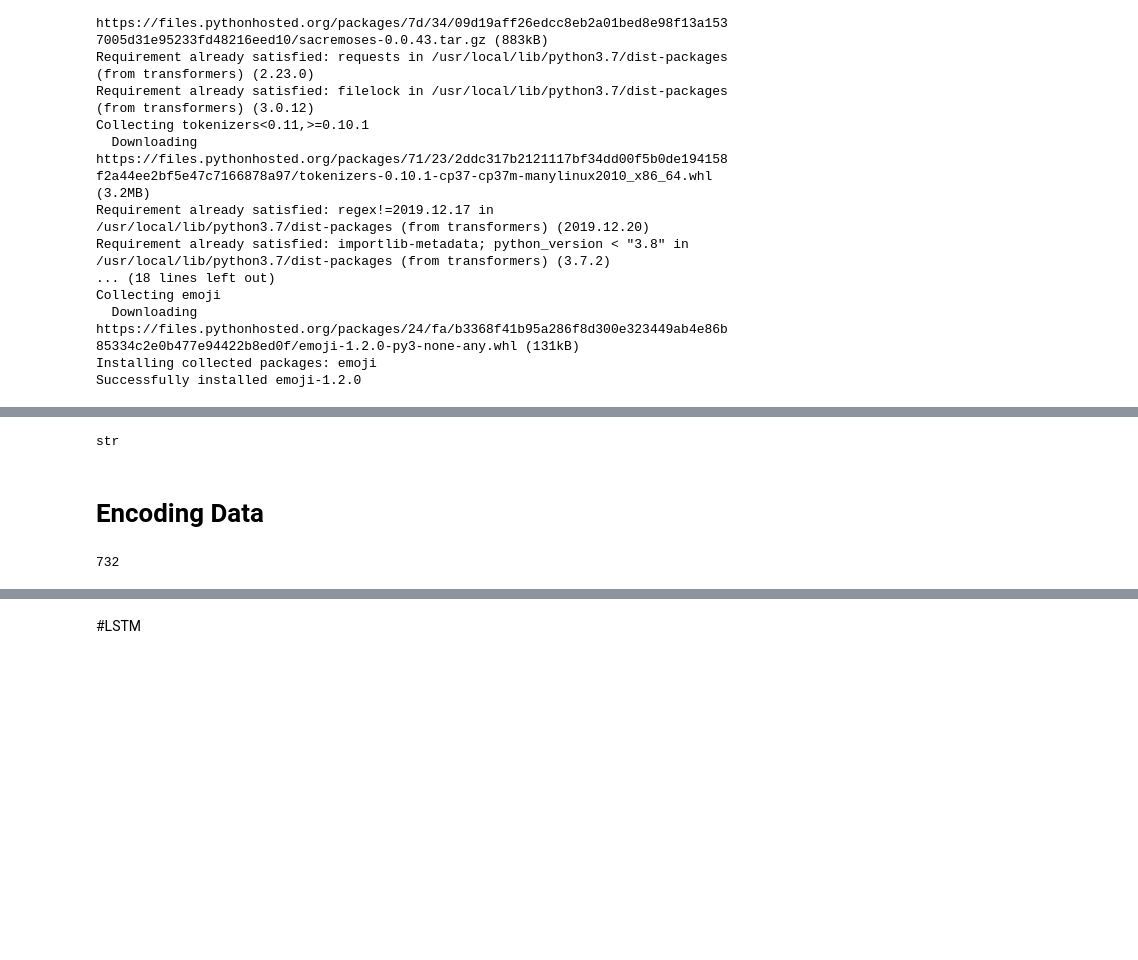
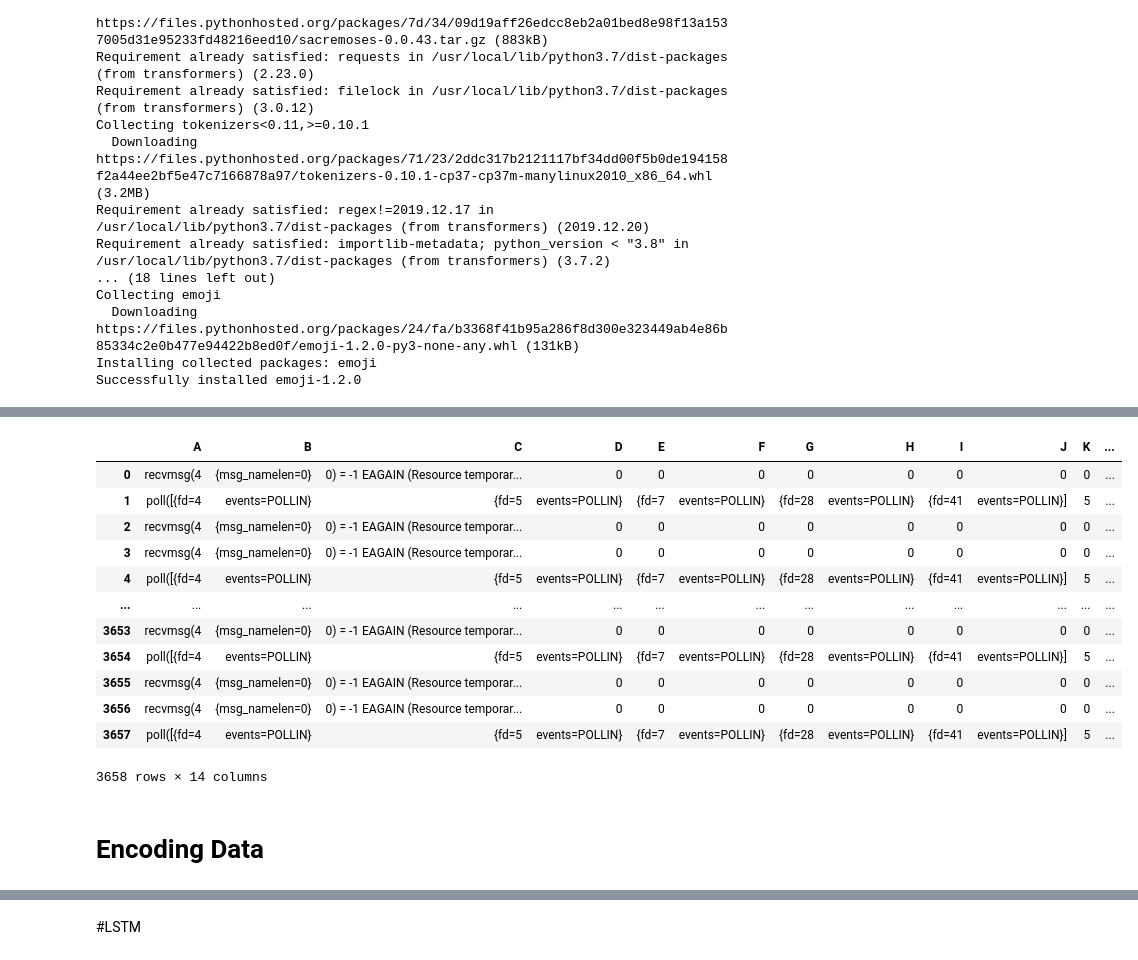
Before and after one commit to thecrazyphysicist369/Forensic-Project, a Jupyter notebook: code/Classifiers.ipynb, the cells around one changed output, grey strips where cells are left out. Cells and saved outputs as stored; diff of their text form; code cells hidden in the pictures; blank space fills up the shorter version.

```diff
--- a/code/Classifiers.ipynb
+++ b/code/Classifiers.ipynb
@@ -54,7 +54,8 @@ from tqdm.notebook import tqdm
 from tokenizers import Tokenizer, models, pre_tokenizers, decoders, processors
 from tqdm import tqdm
 # %%
-featured_data = pd.read_csv('/content/featured_dataset.csv', dtype={"A" :"string",
+featured_data = pd.read_csv('/content/featured_dataset.csv', dtype={
+                                                           "A" :"string",
                                                            "B" :"string",
                                                            "C" :"string",
                                                            "D" :"string",
@@ -88,7 +75,20 @@ featured_data.drop(columns='Y')
-# %%
-type(data["Y"][0])
-# %% [output]
-str
+# %%
+featured_data=featured_data.fillna('0')
+featured_data
+# %% [output]
+|  | A | B | C | D | E | F | G | H | I | J | K | ... |
+| 0 | recvmsg(4 | {msg_namelen=0} | 0) = -1 EAGAIN (Resource temporar... | 0 | 0 | 0 | 0 | 0 | 0 | 0 | 0 | ... |
+| 1 | poll([{fd=4 | events=POLLIN} | {fd=5 | events=POLLIN} | {fd=7 | events=POLLIN} | {fd=28 | events=POLLIN} | {fd=41 | events=POLLIN}] | 5 | ... |
+| 2 | recvmsg(4 | {msg_namelen=0} | 0) = -1 EAGAIN (Resource temporar... | 0 | 0 | 0 | 0 | 0 | 0 | 0 | 0 | ... |
+| 3 | recvmsg(4 | {msg_namelen=0} | 0) = -1 EAGAIN (Resource temporar... | 0 | 0 | 0 | 0 | 0 | 0 | 0 | 0 | ... |
+| 4 | poll([{fd=4 | events=POLLIN} | {fd=5 | events=POLLIN} | {fd=7 | events=POLLIN} | {fd=28 | events=POLLIN} | {fd=41 | events=POLLIN}] | 5 | ... |
+| ... | ... | ... | ... | ... | ... | ... | ... | ... | ... | ... | ... | ... |
+| 3653 | recvmsg(4 | {msg_namelen=0} | 0) = -1 EAGAIN (Resource temporar... | 0 | 0 | 0 | 0 | 0 | 0 | 0 | 0 | ... |
+| 3654 | poll([{fd=4 | events=POLLIN} | {fd=5 | events=POLLIN} | {fd=7 | events=POLLIN} | {fd=28 | events=POLLIN} | {fd=41 | events=POLLIN}] | 5 | ... |
+| 3655 | recvmsg(4 | {msg_namelen=0} | 0) = -1 EAGAIN (Resource temporar... | 0 | 0 | 0 | 0 | 0 | 0 | 0 | 0 | ... |
+| 3656 | recvmsg(4 | {msg_namelen=0} | 0) = -1 EAGAIN (Resource temporar... | 0 | 0 | 0 | 0 | 0 | 0 | 0 | 0 | ... |
+| 3657 | poll([{fd=4 | events=POLLIN} | {fd=5 | events=POLLIN} | {fd=7 | events=POLLIN} | {fd=28 | events=POLLIN} | {fd=41 | events=POLLIN}] | 5 | ... |
+3658 rows × 14 columns
 # %%
 id = {"1" : 1,
       "0" : 0}
@@ -103,9 +103,5 @@ onehot_encoder = OneHotEncoder(sparse=False)
 integer_encoded = integer_encoded.reshape(len(integer_encoded), 1)
 Y = onehot_encoder.fit_transform(integer_encoded)
 featured_data = featured_data.drop(columns='Y')
-# %%
-len(x_test)
-# %% [output]
-732
 # %%
 x_train, x_test, y_train, y_test = train_test_split(featured_data,Y, random_state=1995, test_size=0.2, shuffle=False)
```
Also changed, not shown: parts of 8 cells of this notebook.
